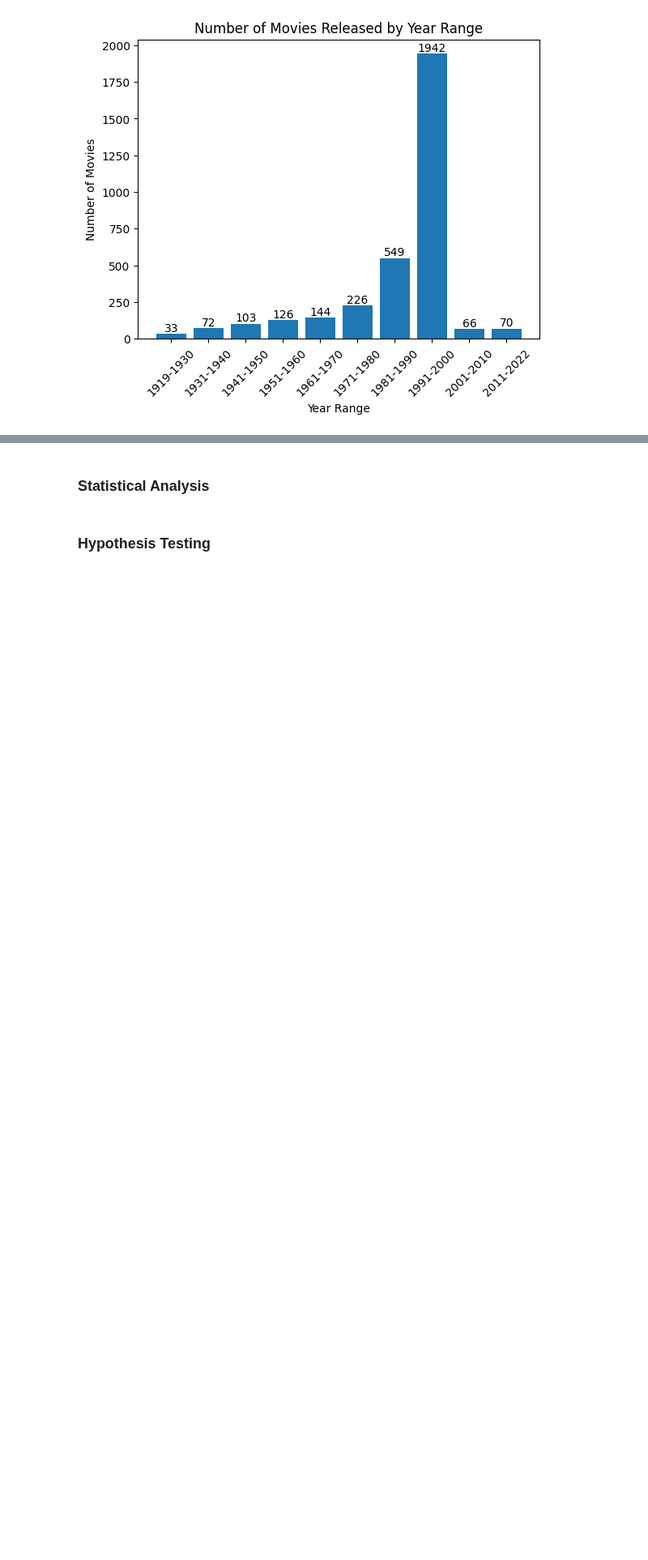
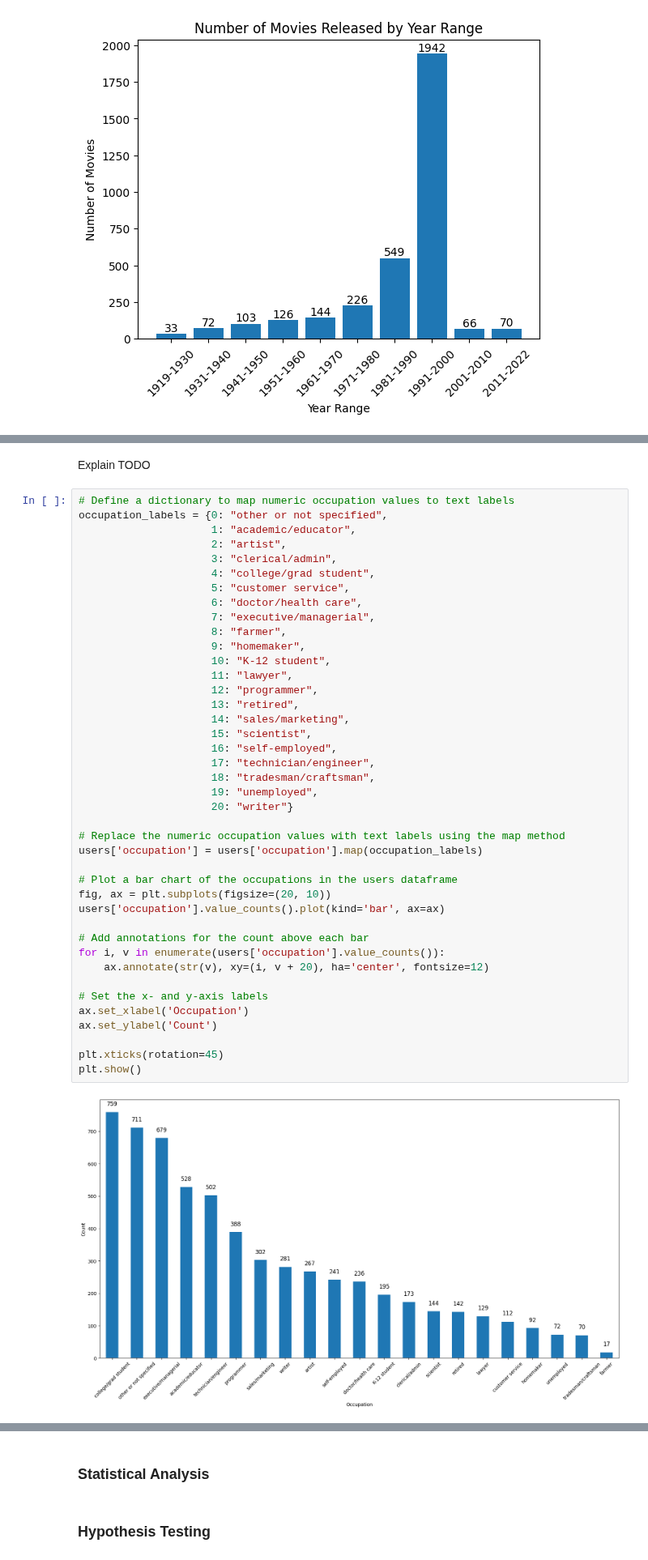
Before and after one commit to FabioArdi/morebo, a Jupyter notebook: final.ipynb, the cells around one changed output, grey strips where cells are left out. Shown at 81% size. Cells and saved outputs as stored; diff of their text form; blank space fills up the shorter version.

```diff
--- a/final.ipynb
+++ b/final.ipynb
@@ -230,0 +286,45 @@ plt.show()
+# %% [markdown]
+Explain TODO
+# %%
+# Define a dictionary to map numeric occupation values to text labels
+occupation_labels = {0: "other or not specified",
+                     1: "academic/educator",
+                     2: "artist",
+                     3: "clerical/admin",
+                     4: "college/grad student",
+                     5: "customer service",
+                     6: "doctor/health care",
+                     7: "executive/managerial",
+                     8: "farmer",
+                     9: "homemaker",
+                     10: "K-12 student",
+                     11: "lawyer",
+                     12: "programmer",
+                     13: "retired",
+                     14: "sales/marketing",
+                     15: "scientist",
+                     16: "self-employed",
+                     17: "technician/engineer",
+                     18: "tradesman/craftsman",
+                     19: "unemployed",
+                     20: "writer"}
+
+# Replace the numeric occupation values with text labels using the map method
+users['occupation'] = users['occupation'].map(occupation_labels)
+
+# Plot a bar chart of the occupations in the users dataframe
+fig, ax = plt.subplots(figsize=(20, 10))
+users['occupation'].value_counts().plot(kind='bar', ax=ax)
+
+# Add annotations for the count above each bar
+for i, v in enumerate(users['occupation'].value_counts()):
+    ax.annotate(str(v), xy=(i, v + 20), ha='center', fontsize=12)
+
+# Set the x- and y-axis labels
+ax.set_xlabel('Occupation')
+ax.set_ylabel('Count')
+
+plt.xticks(rotation=45)
+plt.show()
+# %% [output]
+[figure, added]
```
Also changed, not shown: parts of 13 cells of this notebook, 2 other files.
